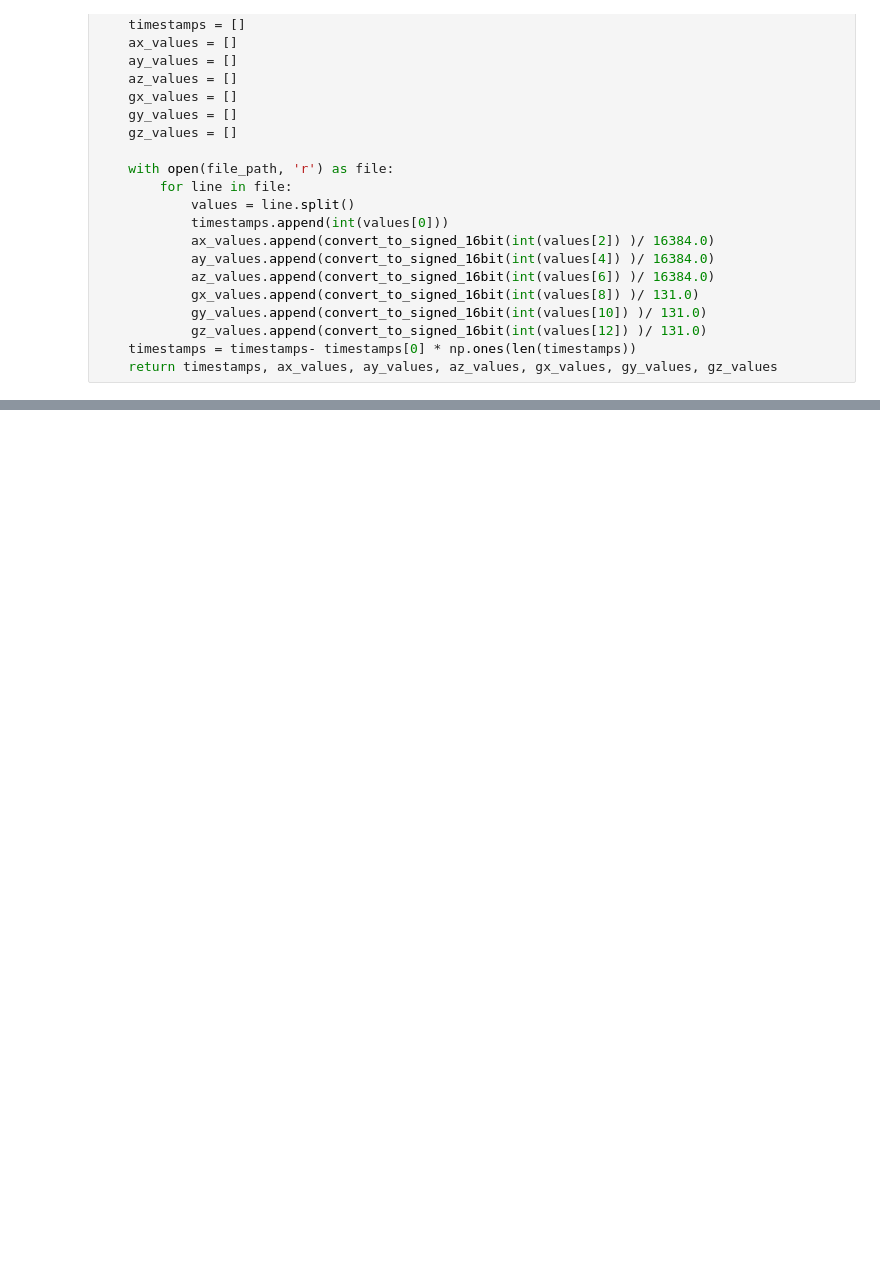
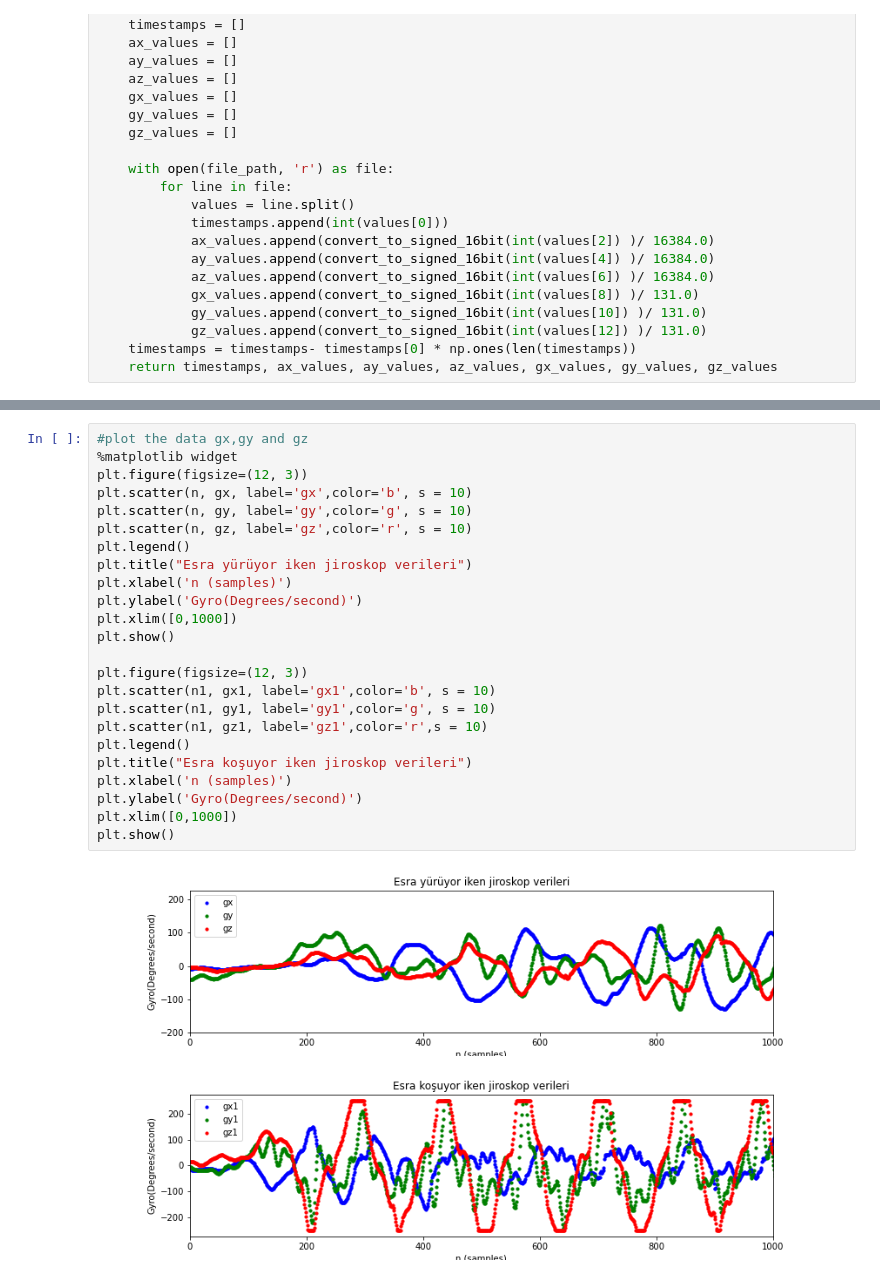
Before and after one commit to fouad1233/pico_step_counter, a Jupyter notebook: data/data_analyze.ipynb, the cells around one changed output, grey strips where cells are left out. Saved outputs shown, nothing was run; the diff lists cells and outputs as text; blank space fills up the shorter version.

```diff
--- a/data/data_analyze.ipynb
+++ b/data/data_analyze.ipynb
@@ -61,0 +119,27 @@ plt.show()
+# %%
+#plot the data gx,gy and gz
+%matplotlib widget
+plt.figure(figsize=(12, 3))
+plt.scatter(n, gx, label='gx',color='b', s = 10)
+plt.scatter(n, gy, label='gy',color='g', s = 10)
+plt.scatter(n, gz, label='gz',color='r', s = 10)
+plt.legend()
+plt.title("Esra yürüyor iken jiroskop verileri")
+plt.xlabel('n (samples)')
+plt.ylabel('Gyro(Degrees/second)')
+plt.xlim([0,1000])
+plt.show()
+
+plt.figure(figsize=(12, 3))
+plt.scatter(n1, gx1, label='gx1',color='b', s = 10)
+plt.scatter(n1, gy1, label='gy1',color='g', s = 10)
+plt.scatter(n1, gz1, label='gz1',color='r',s = 10)
+plt.legend()
+plt.title("Esra koşuyor iken jiroskop verileri")
+plt.xlabel('n (samples)')
+plt.ylabel('Gyro(Degrees/second)')
+plt.xlim([0,1000])
+plt.show()
+# %% [output]
+[figure, added]
+[figure, added]
```
Also changed, not shown: parts of 4 cells of this notebook.
